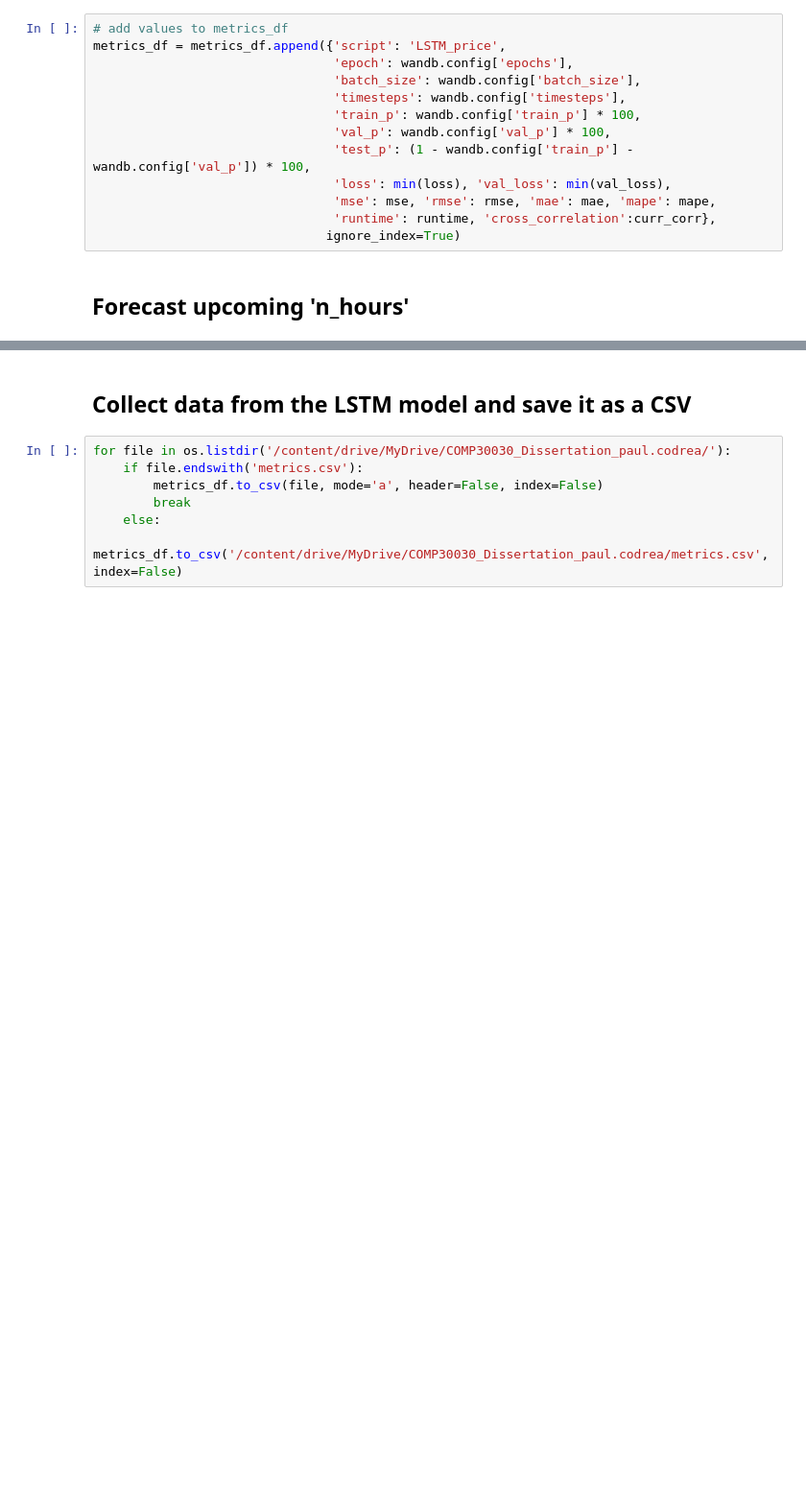
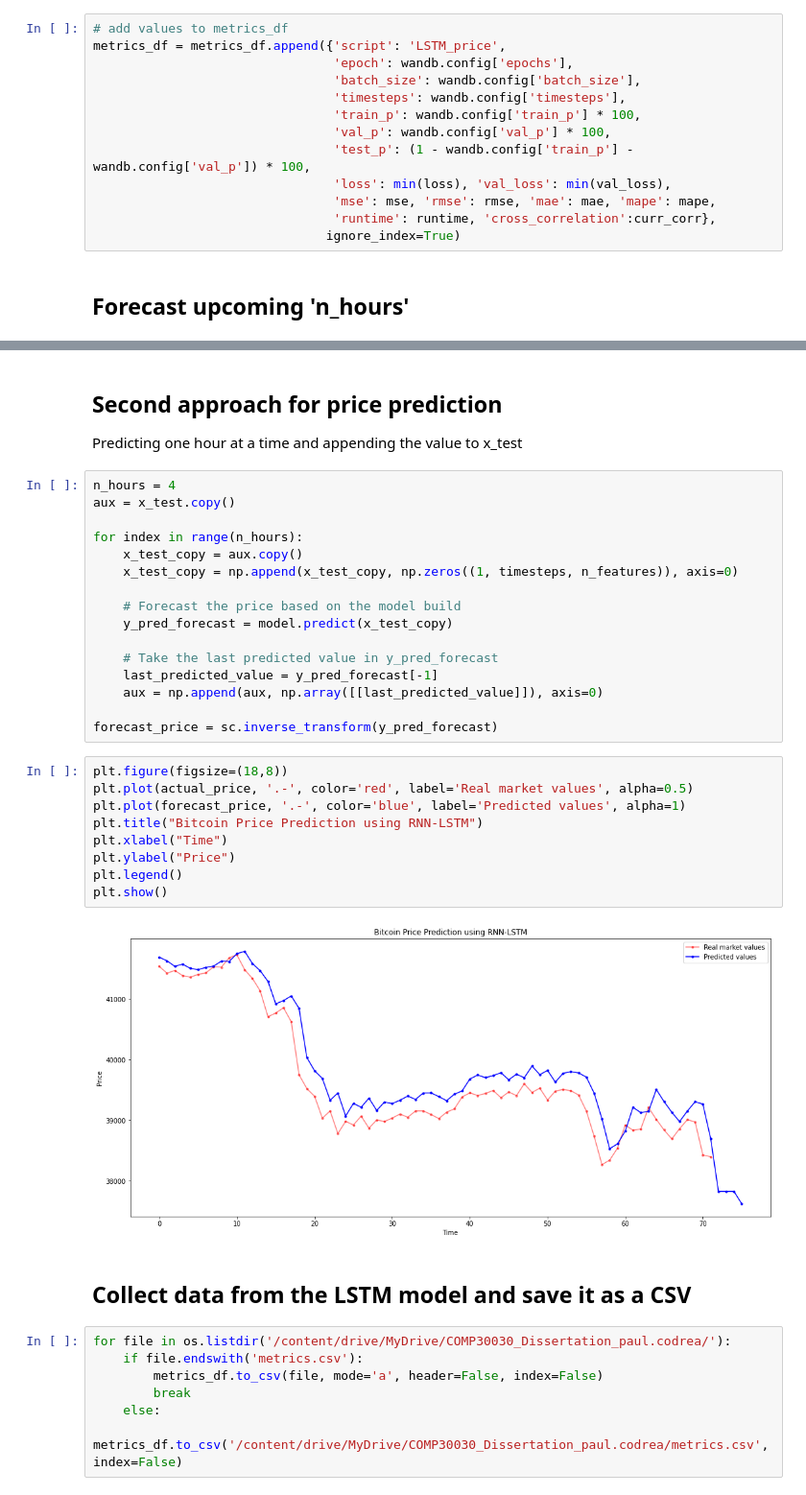
Before and after one commit to paulcodrea/crypto_price_prediction, a Jupyter notebook: 5a_LSTM_prediction_BTC_price.ipynb, the cells around one changed output, grey strips where cells are left out. Shown at 96% size. Saved outputs shown, nothing was run; the diff lists cells and outputs as text; blank space fills up the shorter version.

```diff
--- a/5a_LSTM_prediction_BTC_price.ipynb
+++ b/5a_LSTM_prediction_BTC_price.ipynb
@@ -360,3 +346,33 @@ Price will go up in the following 4 hours
+# %% [markdown]
+## Second approach for price prediction
+Predicting one hour at a time and appending the value to x_test
+# %%
+n_hours = 4
+aux = x_test.copy()
+
+for index in range(n_hours):
+    x_test_copy = aux.copy()
+    x_test_copy = np.append(x_test_copy, np.zeros((1, timesteps, n_features)), axis=0)
+
+    # Forecast the price based on the model build
+    y_pred_forecast = model.predict(x_test_copy)
+
+    # Take the last predicted value in y_pred_forecast
+    last_predicted_value = y_pred_forecast[-1]
+    aux = np.append(aux, np.array([[last_predicted_value]]), axis=0)
+
+forecast_price = sc.inverse_transform(y_pred_forecast)
+# %%
+plt.figure(figsize=(18,8))
+plt.plot(actual_price, '.-', color='red', label='Real market values', alpha=0.5)
+plt.plot(forecast_price, '.-', color='blue', label='Predicted values', alpha=1)
+plt.title("Bitcoin Price Prediction using RNN-LSTM")
+plt.xlabel("Time")
+plt.ylabel("Price")
+plt.legend()
+plt.show()
+# %% [output]
+[figure, added]
 # %% [markdown]
 ## Collect data from the LSTM model and save it as a CSV
 # %%
```
Also changed, not shown: parts of 9 cells of this notebook.
